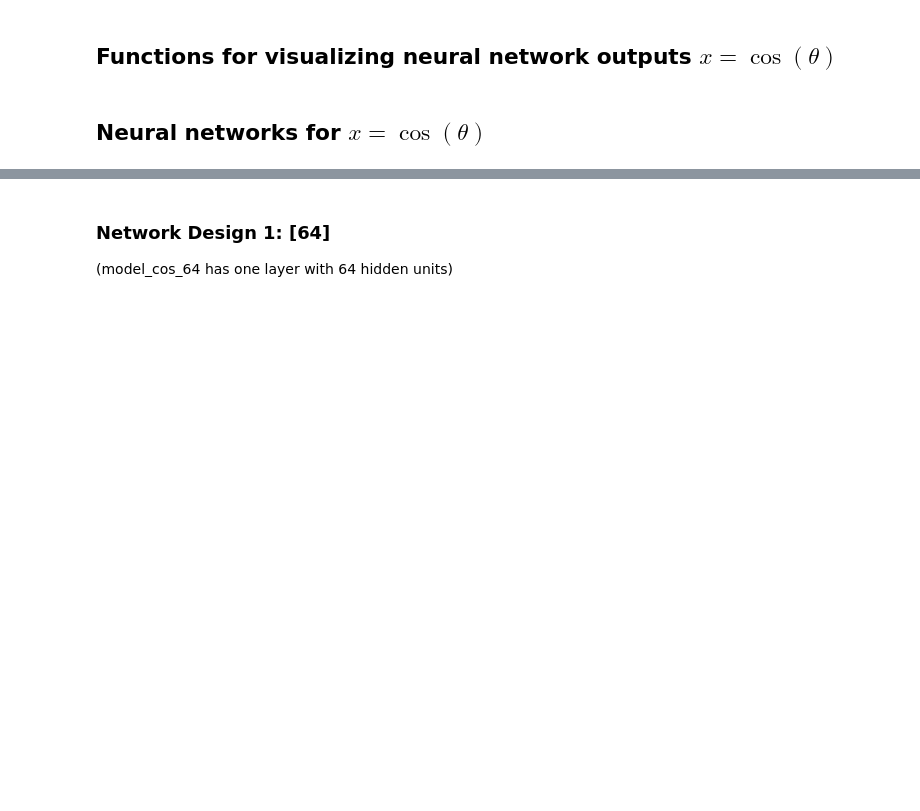
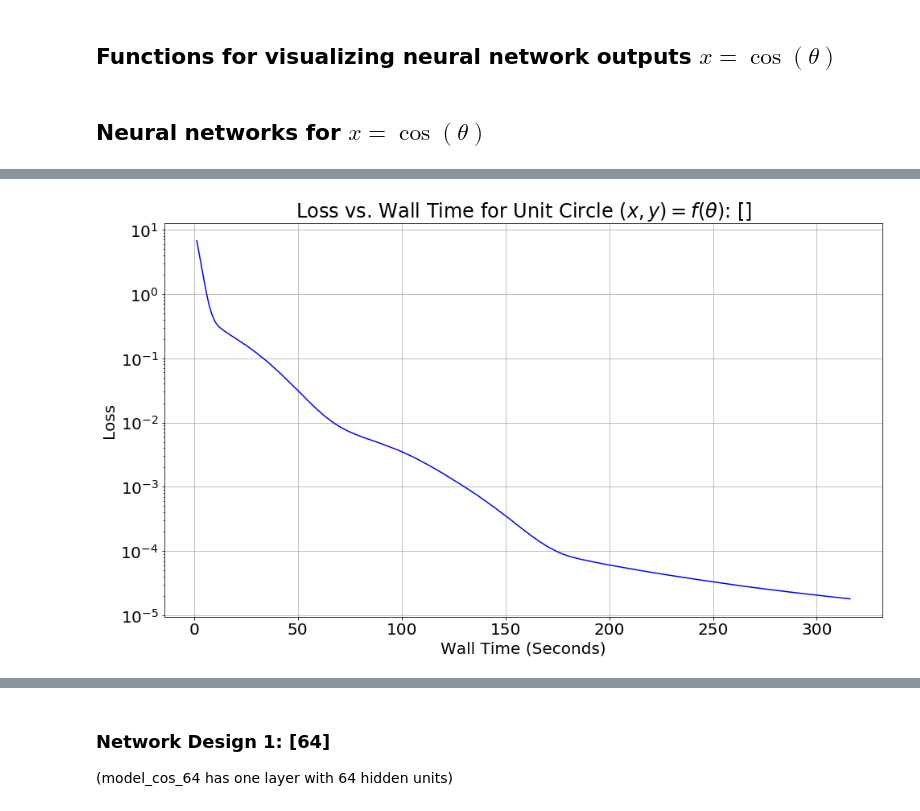
Before and after one commit to memanuel/IACS-n-body, a Jupyter notebook: src/polar-coord-circle.ipynb, the cells around one changed output, grey strips where cells are left out. Drawn from its saved outputs; the diff is of its cells as text; code cells hidden in the pictures; blank space fills up the shorter version.

```diff
--- a/src/polar-coord-circle.ipynb
+++ b/src/polar-coord-circle.ipynb
@@ -36,7 +36,7 @@ data_circle = make_data_circle(n)
 ds_p2c, ds_c2p, ds_p2p, ds_c2c = make_dataset_circle(n=n, batch_size=3600)
 # %%
 # Set number of epochs
-epoch_size = n+1
+epoch_size = n
 epochs = (20000 * 3600) // n
 samples_total = epochs * epoch_size
 
@@ -270,7 +284,7 @@ loss=keras.losses.MeanSquaredError()
 optimizer=keras.optimizers.Adam(learning_rate=1.0E-3)
 
 try:
-    model_circle_p2c_.load_weights('../models/polar/model_circle_[].h5')
+    model_circle_p2c_.load_weights('../models/polar/model_circle_p2c_[].h5')
     model_circle_p2c_.compile(loss=loss, optimizer=optimizer, metrics=metrics)
     hist_circle_p2c_ = vartbl['hist_circle_p2c_']
     print('Loaded model_circle_p2c_.')
@@ -282,6 +296,6 @@ except:
                            optimizer=optimizer,
                            metrics=metrics,
                            save_freq=save_freq)
-    hist_circle_p2c = hist.history
-    vartbl['hist_circle_p2c'] = hist_circle_p2c
+    hist_circle_p2c_ = hist.history
+    vartbl['hist_circle_p2c_'] = hist_circle_p2c_
     save_vartbl(vartbl, fname)
@@ -290,3 +313,5 @@ model_circle_p2c_.evaluate(ds_p2c)
 # %%
-fig, ax = plot_loss_hist(model_circle_p2c_, 'Unit Circle $(x, y) = f(\theta)$: []')
+fig, ax = plot_loss_hist(hist_circle_p2c_, 'Unit Circle $(x, y) = f(\\theta)$: []')
+# %% [output]
+[figure, added]
 # %%
```
Also changed, not shown: parts of 42 cells of this notebook, 2 other files.
